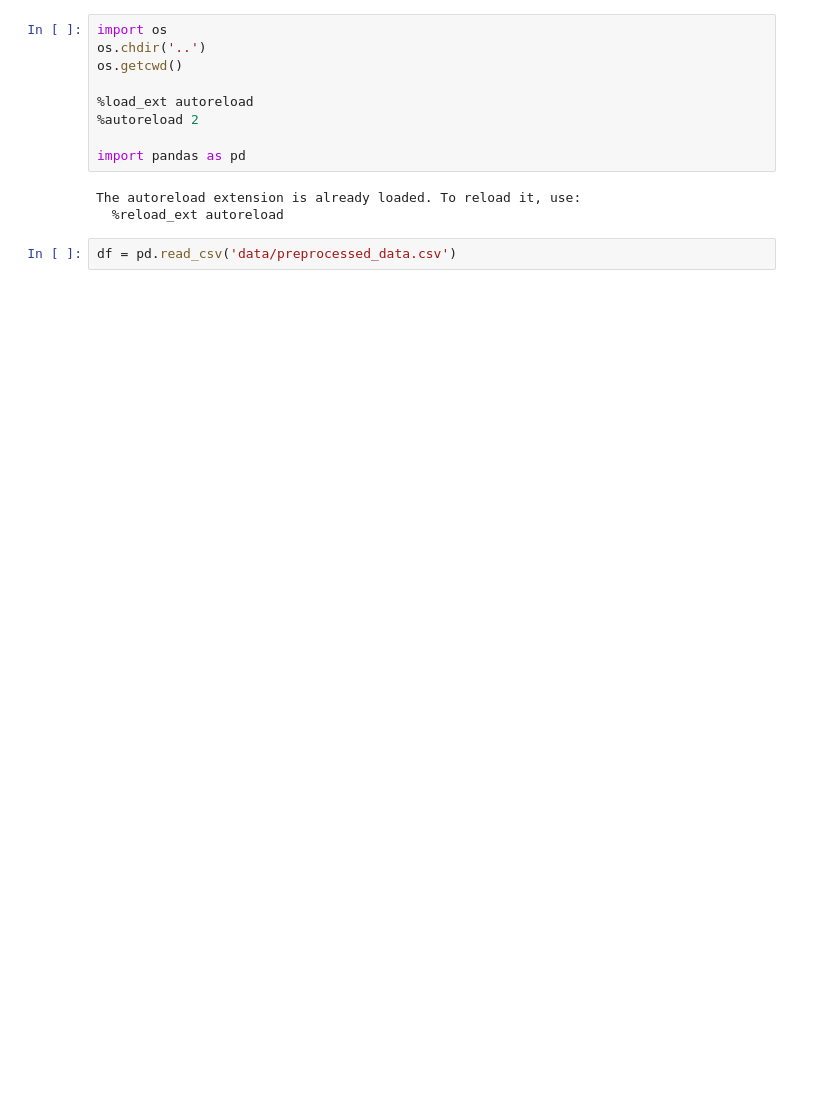
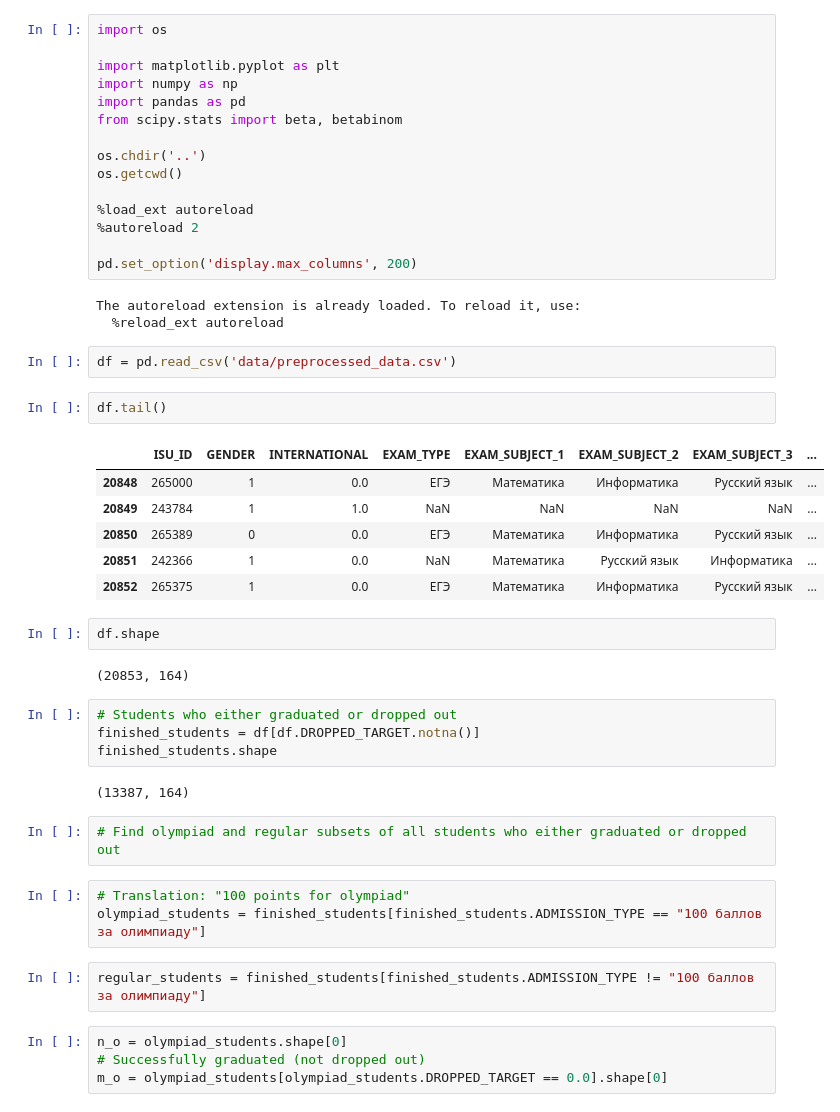
Before and after one commit to kortukov/learning_analytics, a Jupyter notebook: experiments/2_statistical_testing.ipynb, the cells around one changed output. Cells and saved outputs as stored; diff of their text form; blank space fills up the shorter version.

```diff
--- a/experiments/2_statistical_testing.ipynb
+++ b/experiments/2_statistical_testing.ipynb
@@ -87,14 +91,50 @@ We compute the probability of seeing $m_r$ or even more successfully graduated o
 # %%
 import os
+
+import matplotlib.pyplot as plt
+import numpy as np
+import pandas as pd
+from scipy.stats import beta, betabinom
+
 os.chdir('..')
 os.getcwd()
 
 %load_ext autoreload
 %autoreload 2
 
-import pandas as pd
+pd.set_option('display.max_columns', 200)
 # %% [output]
 The autoreload extension is already loaded. To reload it, use:
   %reload_ext autoreload
 # %%
 df = pd.read_csv('data/preprocessed_data.csv')
+# %%
+df.tail()
+# %% [output]
+|  | ISU_ID | GENDER | INTERNATIONAL | EXAM_TYPE | EXAM_SUBJECT_1 | EXAM_SUBJECT_2 | EXAM_SUBJECT_3 | ... |
+| 20848 | 265000 | 1 | 0.0 | ЕГЭ | Математика | Информатика | Русский язык | ... |
+| 20849 | 243784 | 1 | 1.0 | NaN | NaN | NaN | NaN | ... |
+| 20850 | 265389 | 0 | 0.0 | ЕГЭ | Математика | Информатика | Русский язык | ... |
+| 20851 | 242366 | 1 | 0.0 | NaN | Математика | Русский язык | Информатика | ... |
+| 20852 | 265375 | 1 | 0.0 | ЕГЭ | Математика | Информатика | Русский язык | ... |
+# %%
+df.shape
+# %% [output]
+(20853, 164)
+# %%
+# Students who either graduated or dropped out
+finished_students = df[df.DROPPED_TARGET.notna()]
+finished_students.shape
+# %% [output]
+(13387, 164)
+# %%
+# Find olympiad and regular subsets of all students who either graduated or dropped out
+# %%
+# Translation: "100 points for olympiad"
+olympiad_students = finished_students[finished_students.ADMISSION_TYPE == "100 баллов за олимпиаду"]
+# %%
+regular_students = finished_students[finished_students.ADMISSION_TYPE != "100 баллов за олимпиаду"]
+# %%
+n_o = olympiad_students.shape[0]
+# Successfully graduated (not dropped out)
+m_o = olympiad_students[olympiad_students.DROPPED_TARGET == 0.0].shape[0]
```
Also changed, not shown: parts of 21 cells of this notebook.
